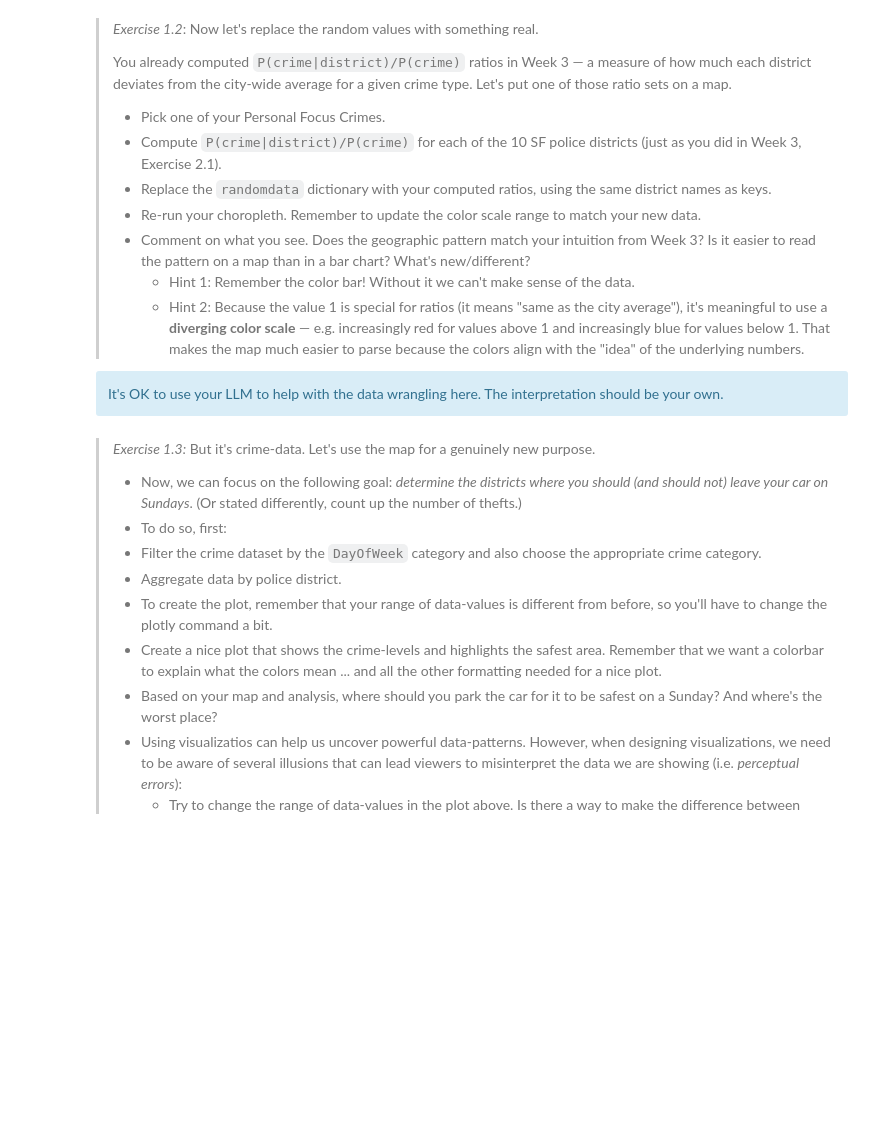
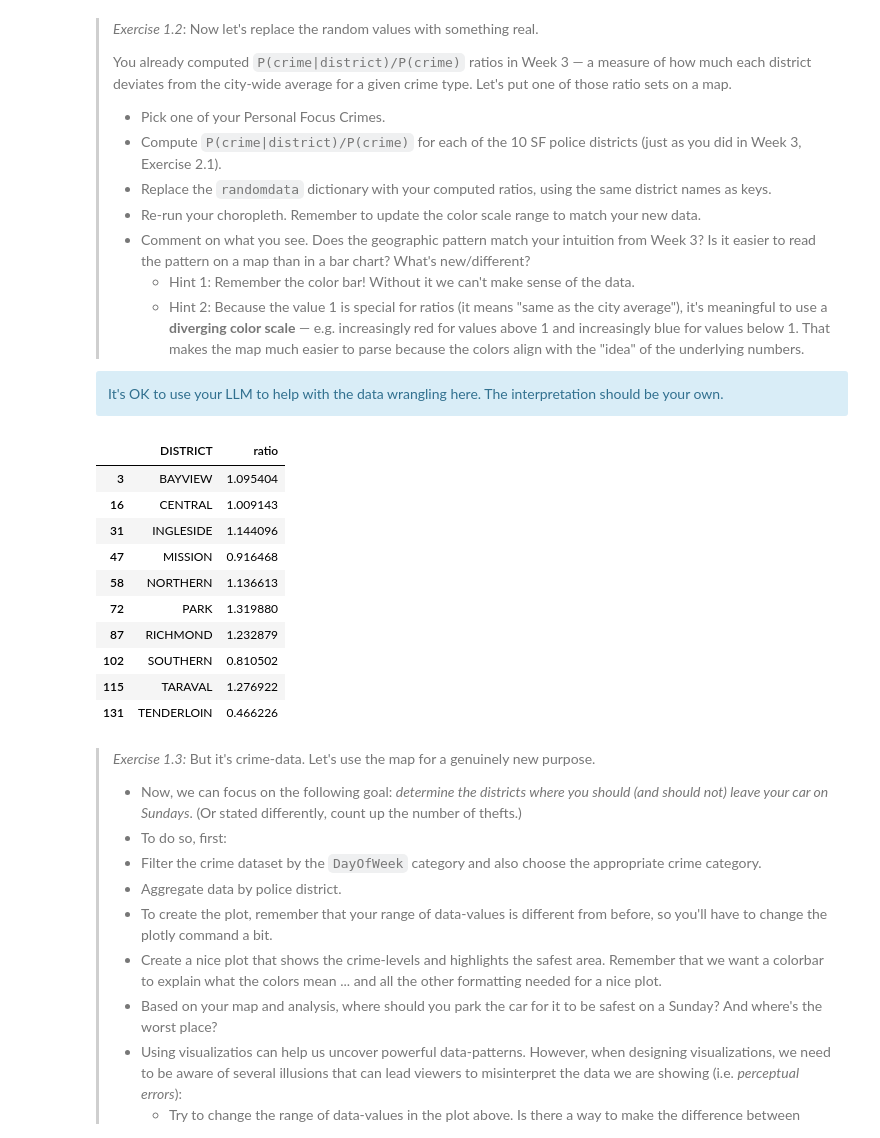
Before and after one commit to suneman/socialdata2026, a Jupyter notebook: lectures/Week5.ipynb, the cells around one changed output. Cells and saved outputs as stored; diff of their text form; code cells hidden in the pictures; blank space fills up the shorter version.

```diff
--- a/lectures/Week5.ipynb
+++ b/lectures/Week5.ipynb
@@ -85,6 +114,70 @@ You're encouraged to play around with other settings, color schemes, etc.
 <div class="alert alert-block alert-info">
 It's OK to use your LLM to help with the data wrangling here. The interpretation should be your own.
 </div>
+# %%
+from pathlib import Path
+merged_path = Path(r"C:\Users\slupo\OneDrive\Documentos\DTU\Social data analysis and visualization") / "sf_crime_merged_focus_2003_2025.csv"
+df = pd.read_csv(merged_path, low_memory=False)
+# %%
+crime_col = 'category'
+district_col = 'police district'
+selected_crime = 'BURGLARY'
+
+city_share = df[crime_col].value_counts(normalize=True)
+
+map_df = (
+    df[df[district_col] != 'OUT OF SF']
+    .groupby(district_col)[crime_col]
+    .value_counts(normalize=True)
+    .rename('district_share')
+    .reset_index()
+    .query('category == @selected_crime')
+    .assign(ratio=lambda d: d['district_share'] / city_share[selected_crime])
+    .rename(columns={district_col: 'DISTRICT'})
+    [['DISTRICT', 'ratio']]
+    .sort_values('DISTRICT')
+)
+
+max_dev = (map_df['ratio'] - 1).abs().max()
+range_color = (max(0, 1 - max_dev), 1 + max_dev)
+
+fig = px.choropleth_map(
+    map_df,
+    geojson=sfpd_geojson,
+    locations='DISTRICT',
+    featureidkey='id',
+    color='ratio',
+    color_continuous_scale='RdBu_r',
+    color_continuous_midpoint=1,
+    range_color=range_color,
+    map_style='carto-positron',
+    zoom=11.0,
+    center={'lat': 37.7749, 'lon': -122.423},
+    opacity=0.6,
+    labels={'ratio': 'Ratio'}
+)
+
+fig.update_layout(
+    margin={'r': 0, 't': 60, 'l': 0, 'b': 0},
+    height=700,
+    title=f'{selected_crime} ratio by district: P(crime|district) / P(crime)',
+    coloraxis_colorbar={'title': '', 'len': 0.8}
+)
+
+display(map_df)
+fig.show()
+# %% [output]
+|  | DISTRICT | ratio |
+| 3 | BAYVIEW | 1.095404 |
+| 16 | CENTRAL | 1.009143 |
+| 31 | INGLESIDE | 1.144096 |
+| 47 | MISSION | 0.916468 |
+| 58 | NORTHERN | 1.136613 |
+| 72 | PARK | 1.319880 |
+| 87 | RICHMOND | 1.232879 |
+| 102 | SOUTHERN | 0.810502 |
+| 115 | TARAVAL | 1.276922 |
+| 131 | TENDERLOIN | 0.466226 |
 # %% [markdown]
 > *Exercise 1.3:* But it's crime-data. Let's use the map for a genuinely new purpose.
 >
```
Also changed, not shown: parts of 3 cells of this notebook, 1 other file.
